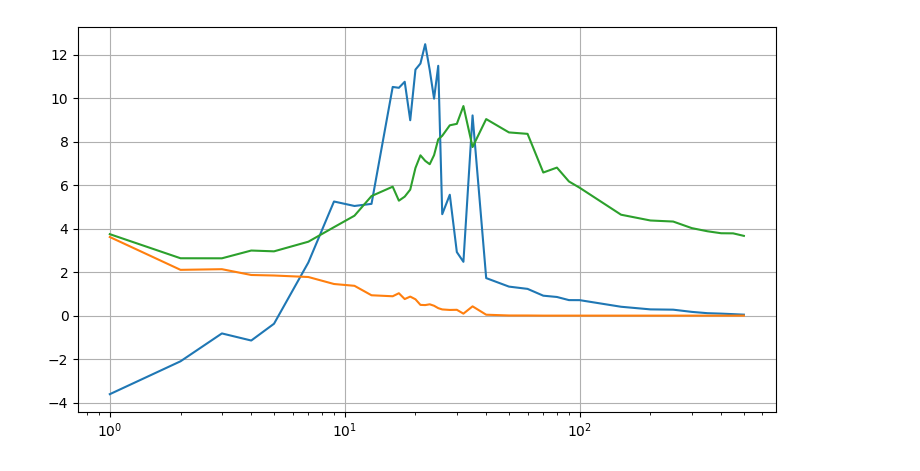
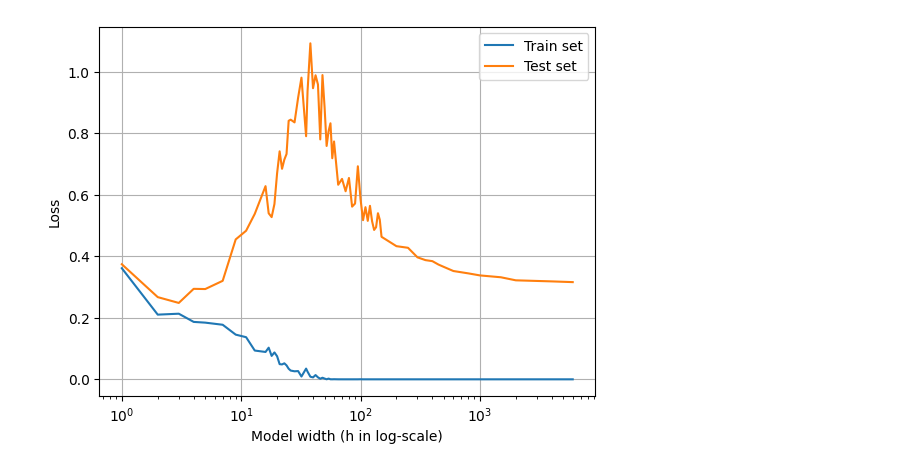
Before and after one commit to VictorBaillet/double-descent, a Jupyter notebook: results.ipynb, the cells around one changed output. Drawn from its saved outputs; the diff is of its cells as text; code cells hidden in the pictures.

Commit message:
add MNIST experiments and results

```diff
--- a/results.ipynb
+++ b/results.ipynb
@@ -4,6 +4,13 @@ import matplotlib.pyplot as plt
 import json
 import pickle
 from utils.utils import load, save
+# %%
+config = {
+    "General" : {
+        "Name" : "Double descent on CIFAR-10",
+        "Sub Name" : "Cat vs Dog 10*10 resolution",
+    }
+}
 # %%
 experiment_path = r'results/' +  config['General']['Name']
 data_path = experiment_path + '/' + config['General']['Sub Name'] + ".json"
@@ -17,22 +24,24 @@ def unpack_results(width_to_results):
     x_complexity = []
     x_alpha = []
     x_parameter_count = []
+    x_width = np.sort(np.array(list(width_to_results.keys()), dtype=int))
 
-    for width in width_to_results.keys():
-        results = width_to_results[width]
+    for width in x_width:
+        results = width_to_results[str(width)]
         x_loss_train.append(np.mean(results["loss train"]))
-        x_loss_test.append(np.mean(results["loss test"]))
+        x_loss_test.append(np.median(results["loss test"]))
         x_complexity.append(np.median(np.array(results["complexity"])[:,0]))
 
-    return x_loss_train, x_loss_test, x_complexity
+    return x_loss_train, x_loss_test, x_complexity, x_width
 # %%
-x_loss_train, x_loss_test, x_complexity = unpack_results(width_to_results)
+x_loss_train, x_loss_test, x_complexity, x_width = unpack_results(width_to_results)
 # %%
-plt.figure(figsize=(9, 5))
-plt.plot(x_width[:len(x_complexity)], np.log(x_complexity))
-plt.plot(x_width[:len(x_complexity)], np.array(x_loss_train)*10)
-plt.plot(x_width[:len(x_complexity)], np.array(x_loss_test)*10)
+plt.plot(x_width[:len(x_complexity)], np.array(x_loss_train), label="Train set")
+plt.plot(x_width[:len(x_complexity)], np.array(x_loss_test), label="Test set")
 plt.xscale('log')
+plt.xlabel("Model width (h in log-scale)")
+plt.ylabel("Loss")
+plt.legend()
 plt.grid(True)
 # %% [output]
-[figure, old version]
+[figure, new version]
```
Also changed, not shown: parts of 20 cells of this notebook, 15 other files.
